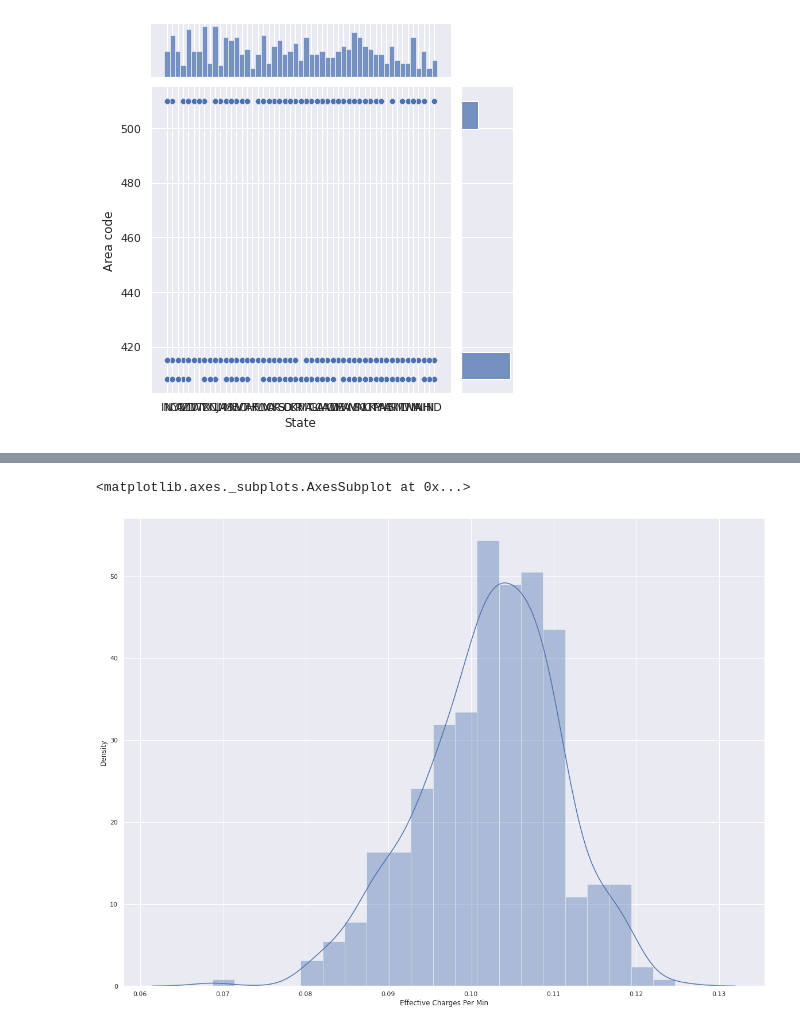
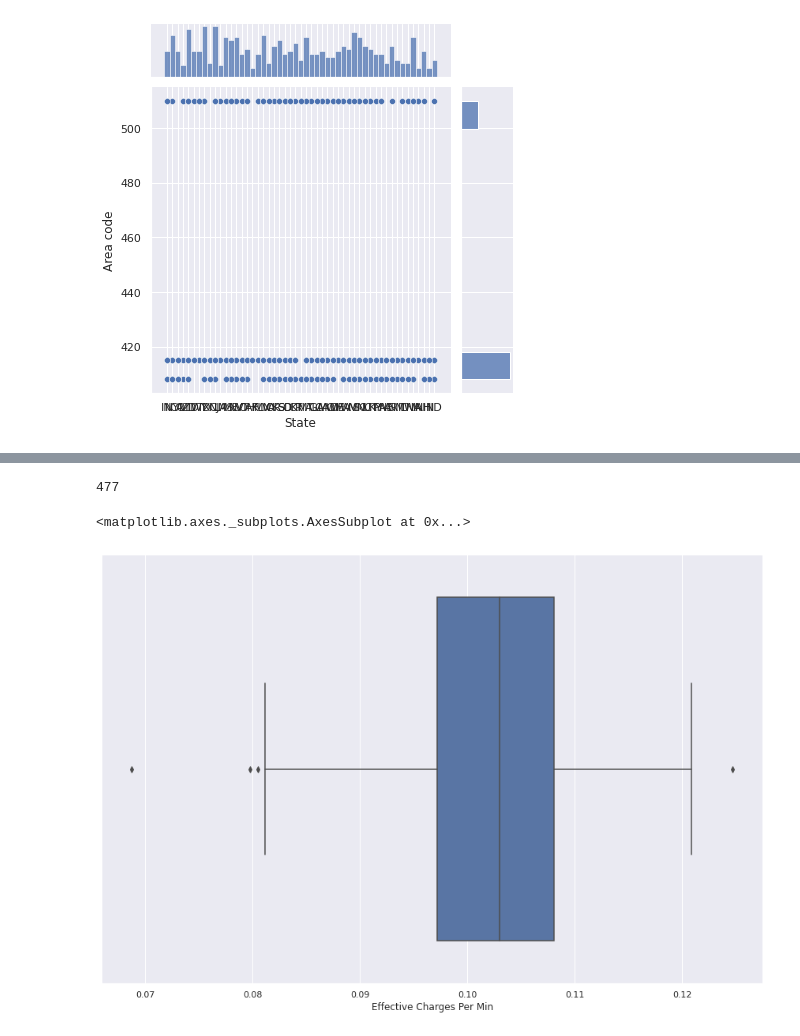
Before and after one commit to martydom/why-do-customer-churn, a Jupyter notebook: Devashish_Bose_Team_1_Capstone_Project.ipynb, the cells around one changed output, grey strips where cells are left out. Cells and saved outputs as stored; diff of their text form; code cells hidden in the pictures.

```diff
--- a/Devashish_Bose_Team_1_Capstone_Project.ipynb
+++ b/Devashish_Bose_Team_1_Capstone_Project.ipynb
@@ -43,6 +83,8 @@ df.head()
 df["State + Arcode"] = df.apply(lambda x : x['State'] + str(x["Area code"]) ,axis=1)
 # %%
 df['Effective Charges Per Min'] = df.apply(lambda x: (x['Total day charge']+x['Total eve charge']+x['Total night charge']+x['Total intl charge'])/(x['Total day minutes']+x['Total eve minutes']+x['Total night minutes']+x['Total intl minutes']),axis=1)
+# %%
+df['Total calls'] = df.apply(lambda x: x['Total day calls']+x['Total night calls']+x['Total eve calls']+x['Total intl calls'],axis=1 )
 # %%
 churned_df = df[df['Churn']==True]
 # %%
@@ -88,7 +130,7 @@ NJ    18
 TX    18
 Name: State, dtype: int64
 # %%
-sns.set(rc={'figure.figsize':(20,15)})
+sns.set(rc={'figure.figsize':(15,10)})
 # %%
 sns.jointplot(churned_df['State'],churned_df["Area code"])
 # %% [output]
@@ -140,8 +192,12 @@ sns.boxplot(churned_df['Account length'])
+# %%
+len(churned_df[(churned_df['Effective Charges Per Min']>0.082)&(churned_df['Effective Charges Per Min']<0.122)])
+# %% [output]
+477
 # %%
-sns.distplot(churned_df['Effective Charges Per Min'],hist=True)
+sns.boxplot(churned_df['Effective Charges Per Min'])
 # %% [output]
 <matplotlib.axes._subplots.AxesSubplot at 0x...>
-[figure, old version]
+[figure, new version]
 # %%
 sns.distplot(retend_df['Effective Charges Per Min'],hist=True)
 # %% [output]
```
Also changed, not shown: parts of 47 cells of this notebook.
